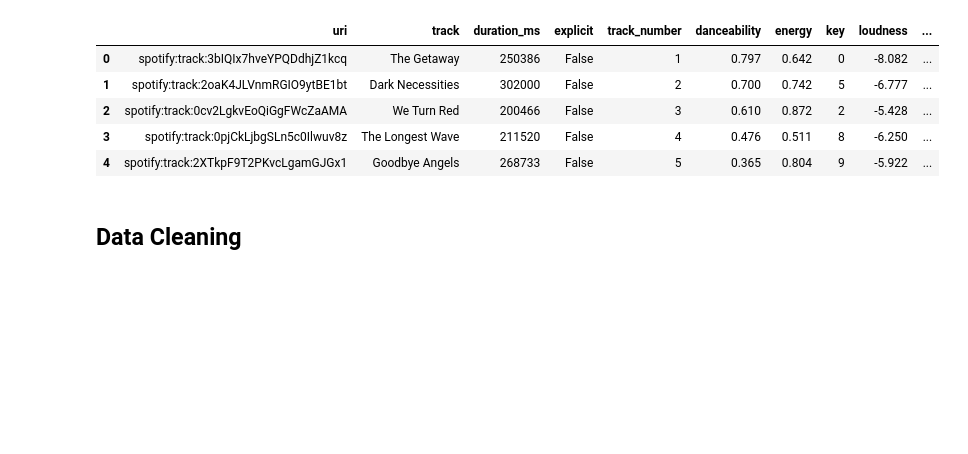
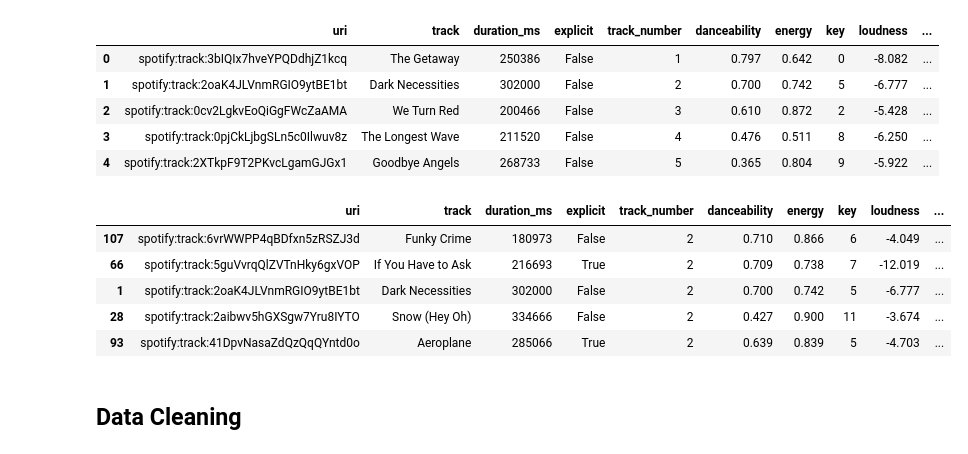
Before and after one commit to klsalcedo/lyric_generation, a Jupyter notebook: lyric_analysis.ipynb, the cells around one changed output. Saved outputs shown, nothing was run; the diff lists cells and outputs as text; code cells hidden in the pictures; blank space fills up the shorter version.

```diff
--- a/lyric_analysis.ipynb
+++ b/lyric_analysis.ipynb
@@ -440,6 +440,16 @@ rhcp.head()
 | 2 | spotify:track:0cv2LgkvEoQiGgFWcZaAMA | We Turn Red | 200466 | False | 3 | 0.610 | 0.872 | 2 | -5.428 | ... |
 | 3 | spotify:track:0pjCkLjbgSLn5c0Ilwuv8z | The Longest Wave | 211520 | False | 4 | 0.476 | 0.511 | 8 | -6.250 | ... |
 | 4 | spotify:track:2XTkpF9T2PKvcLgamGJGx1 | Goodbye Angels | 268733 | False | 5 | 0.365 | 0.804 | 9 | -5.922 | ... |
+# %%
+top_5 = rhcp.sort_values(by=['popularity'], ascending=False)
+top_5.head()
+# %% [output]
+|  | uri | track | duration_ms | explicit | track_number | danceability | energy | key | loudness | ... |
+| 107 | spotify:track:6vrWWPP4qBDfxn5zRSZJ3d | Funky Crime | 180973 | False | 2 | 0.710 | 0.866 | 6 | -4.049 | ... |
+| 66 | spotify:track:5guVvrqQlZVTnHky6gxVOP | If You Have to Ask | 216693 | True | 2 | 0.709 | 0.738 | 7 | -12.019 | ... |
+| 1 | spotify:track:2oaK4JLVnmRGIO9ytBE1bt | Dark Necessities | 302000 | False | 2 | 0.700 | 0.742 | 5 | -6.777 | ... |
+| 28 | spotify:track:2aibwv5hGXSgw7Yru8IYTO | Snow (Hey Oh) | 334666 | False | 2 | 0.427 | 0.900 | 11 | -3.674 | ... |
+| 93 | spotify:track:41DpvNasaZdQzQqQYntd0o | Aeroplane | 285066 | True | 2 | 0.639 | 0.839 | 5 | -4.703 | ... |
 # %% [markdown]
 ## Data Cleaning
 # %%
```
Also changed, not shown: parts of 1 cell of this notebook, 1 other file.
